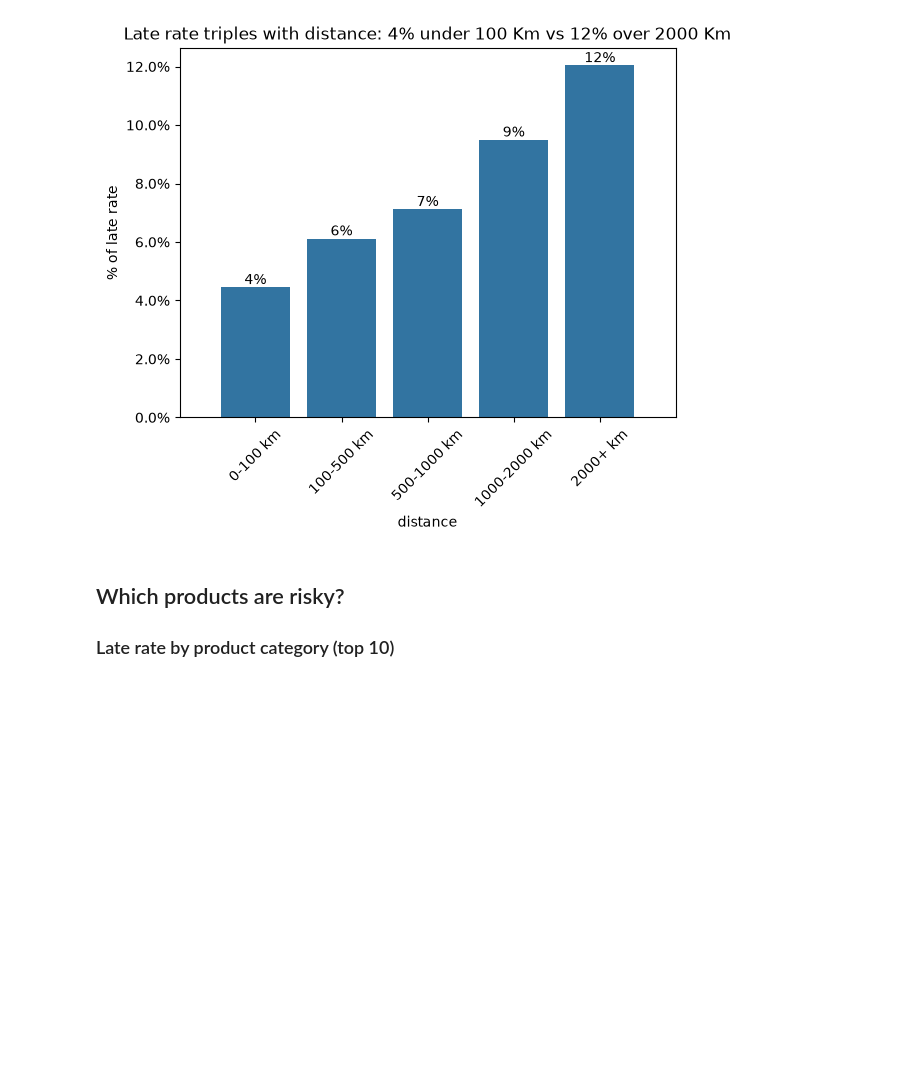
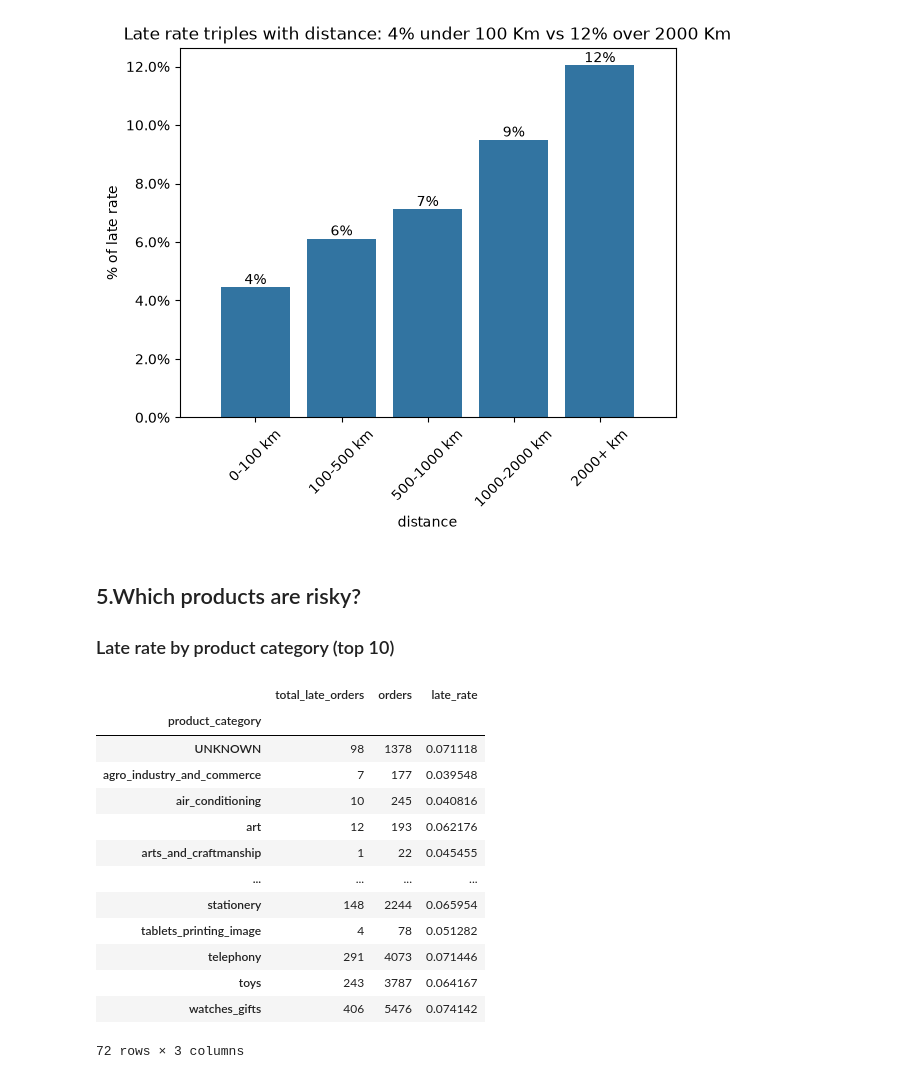
Before and after one commit to Abhigna008/olist-late-delivery-prediction, a Jupyter notebook: notebooks/01_eda.ipynb, the cells around one changed output. Drawn from its saved outputs; the diff is of its cells as text; code cells hidden in the pictures; blank space fills up the shorter version.

```diff
--- a/notebooks/01_eda.ipynb
+++ b/notebooks/01_eda.ipynb
@@ -335,6 +335,28 @@ plt.show()
 # %% [output]
 [figure]
 # %% [markdown]
-## Which products are risky?
+## 5.Which products are risky?
 
 ### Late rate by product category (top 10)
+# %%
+product_category_late = df.groupby("product_category").agg(
+    total_late_orders=("is_late", "sum"),
+    orders=("is_late", "count"),
+    late_rate=("is_late", "mean")
+)
+product_category_late
+# %% [output]
+|  | total_late_orders | orders | late_rate |
+| product_category |  |  |  |
+| UNKNOWN | 98 | 1378 | 0.071118 |
+| agro_industry_and_commerce | 7 | 177 | 0.039548 |
+| air_conditioning | 10 | 245 | 0.040816 |
+| art | 12 | 193 | 0.062176 |
+| arts_and_craftmanship | 1 | 22 | 0.045455 |
+| ... | ... | ... | ... |
+| stationery | 148 | 2244 | 0.065954 |
+| tablets_printing_image | 4 | 78 | 0.051282 |
+| telephony | 291 | 4073 | 0.071446 |
+| toys | 243 | 3787 | 0.064167 |
+| watches_gifts | 406 | 5476 | 0.074142 |
+72 rows × 3 columns
```
Also changed, not shown: parts of 8 cells of this notebook.
